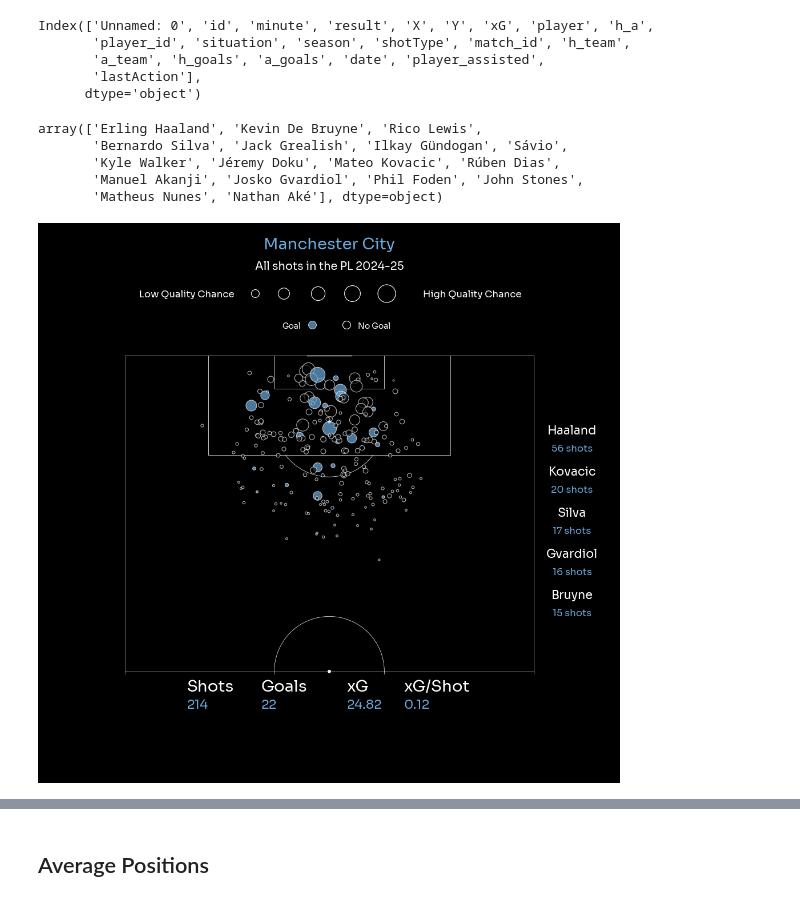
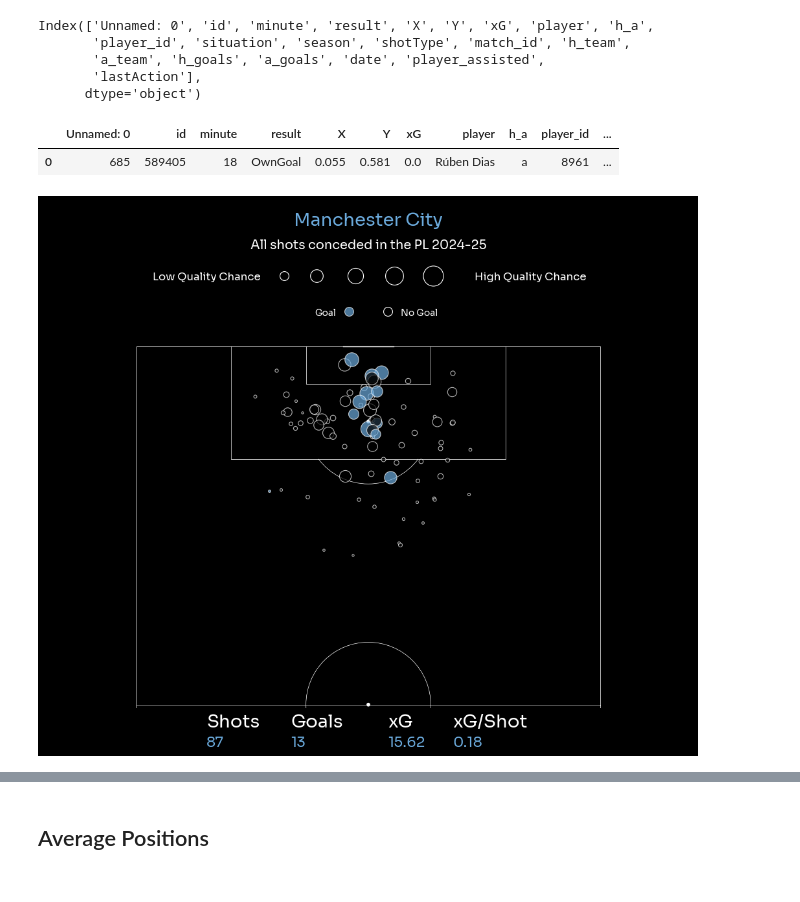
Before and after one commit to ishdeep-10/IndianCitizen, a Jupyter notebook: ScorePredict/notebooks/SeasonAnalysis.ipynb, the cells around one changed output, grey strips where cells are left out. Saved outputs shown, nothing was run; the diff lists cells and outputs as text; code cells hidden in the pictures.

```diff
--- a/ScorePredict/notebooks/SeasonAnalysis.ipynb
+++ b/ScorePredict/notebooks/SeasonAnalysis.ipynb
@@ -425,15 +420,17 @@ team_df = pd.concat([df1, df2], ignore_index=True)
-# %%
-team_df['player'].unique()
-# %% [output]
-array(['Erling Haaland', 'Kevin De Bruyne', 'Rico Lewis',
-       'Bernardo Silva', 'Jack Grealish', 'Ilkay Gündogan', 'Sávio',
-       'Kyle Walker', 'Jéremy Doku', 'Mateo Kovacic', 'Rúben Dias',
-       'Manuel Akanji', 'Josko Gvardiol', 'Phil Foden', 'John Stones',
-       'Matheus Nunes', 'Nathan Aké'], dtype=object)
+# %%
+team = 'Manchester City'
+df1 = df_shots[((df_shots['h_team'] == team) & (df_shots['h_a'] == 'h')) & (df_shots['result'] == 'OwnGoal')]
+df2 = df_shots[((df_shots['a_team'] == team) & (df_shots['h_a'] == 'a')) & (df_shots['result'] == 'OwnGoal')]
+df = pd.concat([df1, df2], ignore_index=True)
+# %%
+df
+# %% [output]
+|  | Unnamed: 0 | id | minute | result | X | Y | xG | player | h_a | player_id | ... |
+| 0 | 685 | 589405 | 18 | OwnGoal | 0.055 | 0.581 | 0.0 | Rúben Dias | a | 8961 | ... |
 # %%
 team = 'Manchester City'
 league = 'PL'
 teamcolor = '#6CABDD'
-plot_shotmap(df,team,league,teamcolor)
+plot_shotmap_conceded(df,team,league,teamcolor)
 # %% [output]
-[figure, old version]
+[figure, new version]
```
Also changed, not shown: parts of 6 cells of this notebook, 1 other file.
